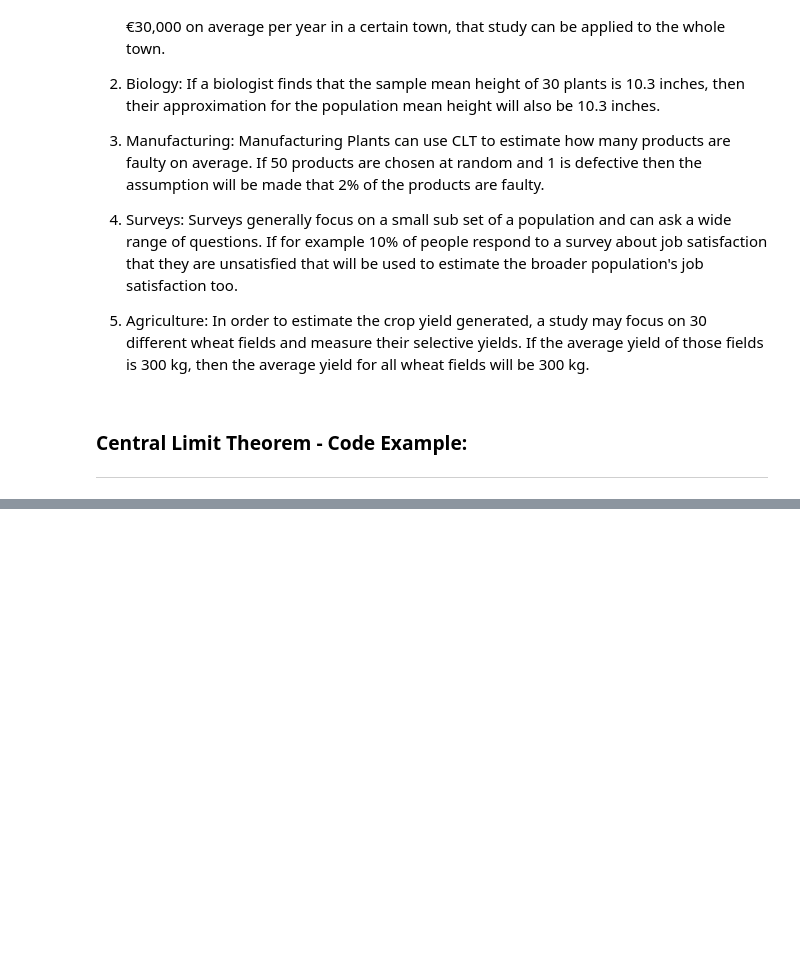
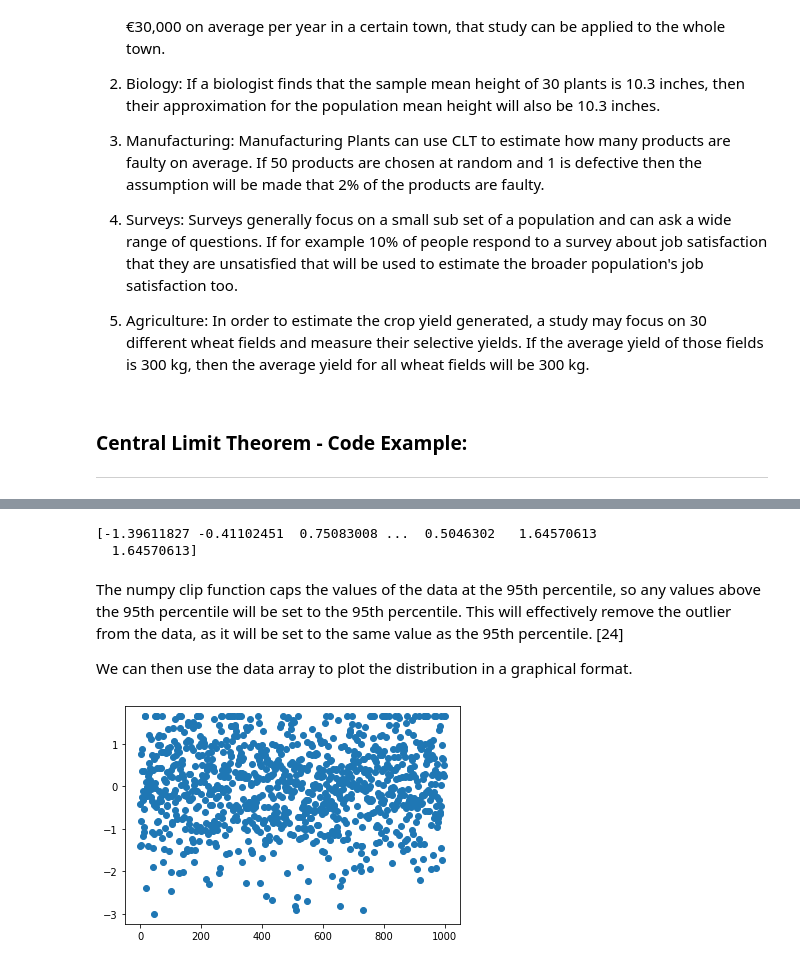
Before and after one commit to benjanning/funddata-assessment, a Jupyter notebook: Normal Distribution/Normal Distribution Task.ipynb, the cells around one changed output, grey strips where cells are left out. Saved outputs shown, nothing was run; the diff lists cells and outputs as text; code cells hidden in the pictures; blank space fills up the shorter version.

```diff
--- a/Normal Distribution/Normal Distribution Task.ipynb
+++ b/Normal Distribution/Normal Distribution Task.ipynb
@@ -457,0 +534,33 @@ The 95% confidence interval is (71857.90, 73670.80).
+# %%
+# Perentile Capping
+
+# Generate a random normal distribution
+mean = 0
+std = 1
+data = np.random.normal(mean, std, 1000)
+
+# Add an outlier to the distribution
+outlier = data.max() + 3 * std
+data = np.append(data, outlier)
+
+# Cap the values of the data at the 95th percentile
+upper_threshold = np.percentile(data, 95)
+data = np.clip(data, a_min=None, a_max=upper_threshold)
+
+# Print the values of the data
+print(data)
+# %% [output]
+[-1.39611827 -0.41102451  0.75083008 ...  0.5046302   1.64570613
+  1.64570613]
+# %% [markdown]
+The numpy clip function caps the values of the data at the 95th percentile, so any values above the 95th percentile will be set to the 95th percentile. This will effectively remove the outlier from the data, as it will be set to the same value as the 95th percentile. [24]
+
+We can then use the data array to plot the distribution in a graphical format.
+# %%
+# Plot the data as a scatter plot
+plt.scatter(range(len(data)), data)
+
+# Show the plot
+plt.show()
+# %% [output]
+[figure, added]
```
Also changed, not shown: parts of 43 cells of this notebook.
